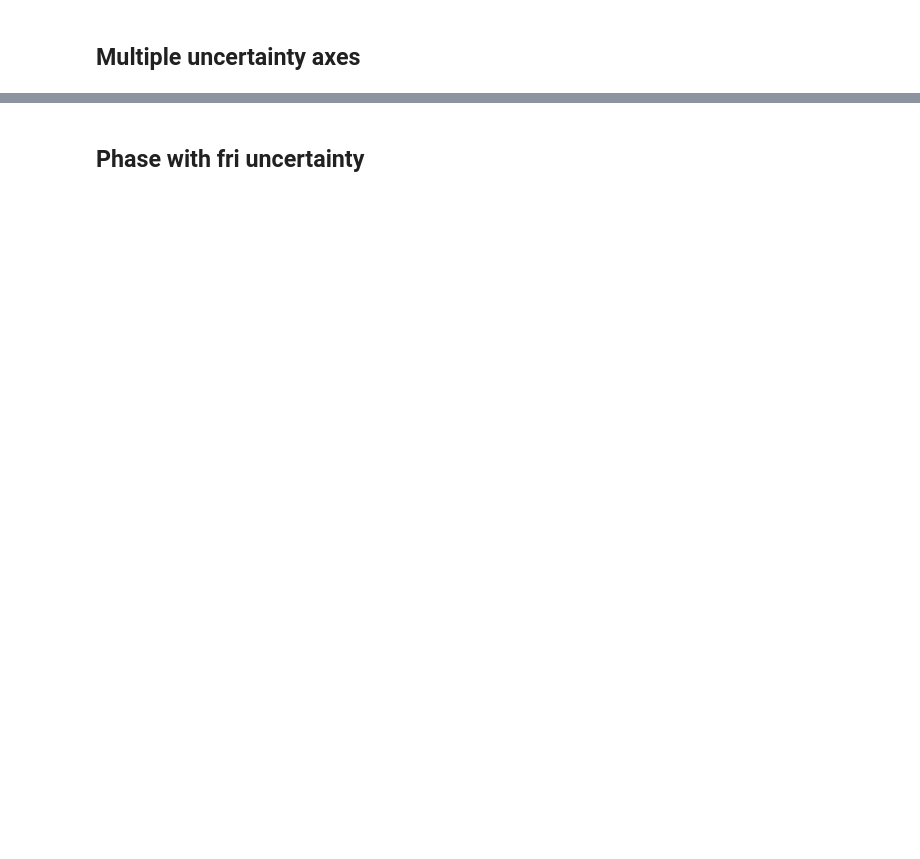
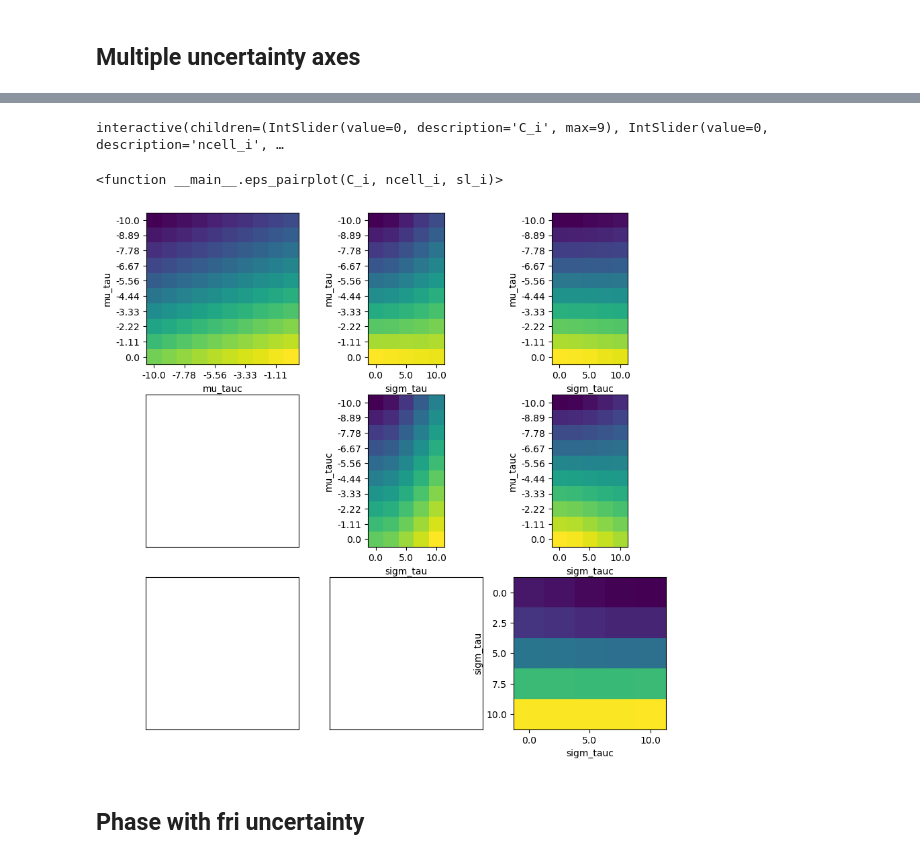
Before and after one commit to patricklawton/TecateCypress, a Jupyter notebook: sensitivity/viz.ipynb, the cells around one changed output, grey strips where cells are left out. Drawn from its saved outputs; the diff is of its cells as text; code cells hidden in the pictures; blank space fills up the shorter version.

```diff
--- a/sensitivity/viz.ipynb
+++ b/sensitivity/viz.ipynb
@@ -251,3 +167,61 @@ with h5py.File(fn_prefix + "/phase_flat.h5", "r") as phase_handle:
+# %%
+def eps_pairplot(C_i, ncell_i, sl_i):
+    fig, axes = plt.subplots(3, 3, figsize=(10,10))
+    eps_keys = list(eps_axes.keys())
+    eps_labels = ["$\mu_\tau$", "$\mu_{\tau^*}$", "$\sigma_\tau$", "$\sigma_{\tau^*}$"]
+    for row, col in product(range(3), range(3)):
+        if [row, col] in [[1,0],[2,0],[2,1]]:
+            axes[row,col].set_yticks([], [])
+            axes[row,col].set_xticks([], [])
+            continue
+        eps_ax_pair = [row, col+1]
+        other_eps_axes = [i for i in range(4) if i not in eps_ax_pair]
+        phase_slice = phase_full[..., C_i, ncell_i, sl_i]
+        slice_means = np.nanmean(phase_slice, axis=tuple(other_eps_axes))
+        axes[row,col].imshow(slice_means)
+        axes[row,col].set_ylabel(eps_keys[row])
+        axes[row,col].set_xlabel(eps_keys[col+1])
+        eps_y = eps_axes[eps_keys[row]]
+        axes[row,col].set_yticks(np.arange(len(eps_y)), labels=np.round(eps_y, 2))
+        xtick_spacing = 2
+        eps_x = eps_axes[eps_keys[col+1]]
+        axes[row,col].set_xticks(np.arange(len(eps_x))[::xtick_spacing], labels=np.round(eps_x, 2)[::xtick_spacing])
+interact(eps_pairplot,
+         C_i = widgets.IntSlider(min=0, max=9, step=1, value=0),
+         ncell_i = widgets.IntSlider(min=0, max=9, step=1, value=0),
+         sl_i = widgets.IntSlider(min=0, max=len(slice_left_all)-1, step=1, value=0))
+# %% [output]
+interactive(children=(IntSlider(value=0, description='C_i', max=9), IntSlider(value=0, description='ncell_i', …
+<function __main__.eps_pairplot(C_i, ncell_i, sl_i)>
+# %%
+fig, axes = plt.subplots(3, 3, figsize=(10,10))
+# C = C_vec[4]
+# ncell = ncell_vec[4]
+# sl = slice_left_all[3]
+C_i = 4
+ncell_i = 2
+sl_i = 0
+eps_keys = list(eps_axes.keys())
+eps_labels = ["$\mu_\tau$", "$\mu_{\tau^*}$", "$\sigma_\tau$", "$\sigma_{\tau^*}$"]
+for row, col in product(range(3), range(3)):
+    if [row, col] in [[1,0],[2,0],[2,1]]:
+        axes[row,col].set_yticks([], [])
+        axes[row,col].set_xticks([], [])
+        continue
+    eps_ax_pair = [row, col+1]
+    other_eps_axes = [i for i in range(4) if i not in eps_ax_pair]
+    phase_slice = phase_full[..., C_i, ncell_i, sl_i]
+    slice_means = np.nanmean(phase_slice, axis=tuple(other_eps_axes))
+    axes[row,col].imshow(slice_means)
+    axes[row,col].set_ylabel(eps_keys[row])
+    axes[row,col].set_xlabel(eps_keys[col+1])
+    eps_y = eps_axes[eps_keys[row]]
+    axes[row,col].set_yticks(np.arange(len(eps_y)), labels=np.round(eps_y, 2))
+    xtick_spacing = 2
+    eps_x = eps_axes[eps_keys[col+1]]
+    axes[row,col].set_xticks(np.arange(len(eps_x))[::xtick_spacing], labels=np.round(eps_x, 2)[::xtick_spacing])
+# %% [output]
+[figure, added]
 # %% [markdown]
 ## Phase with fri uncertainty
 # %%
```
Also changed, not shown: parts of 57 cells of this notebook, 2 other files.
